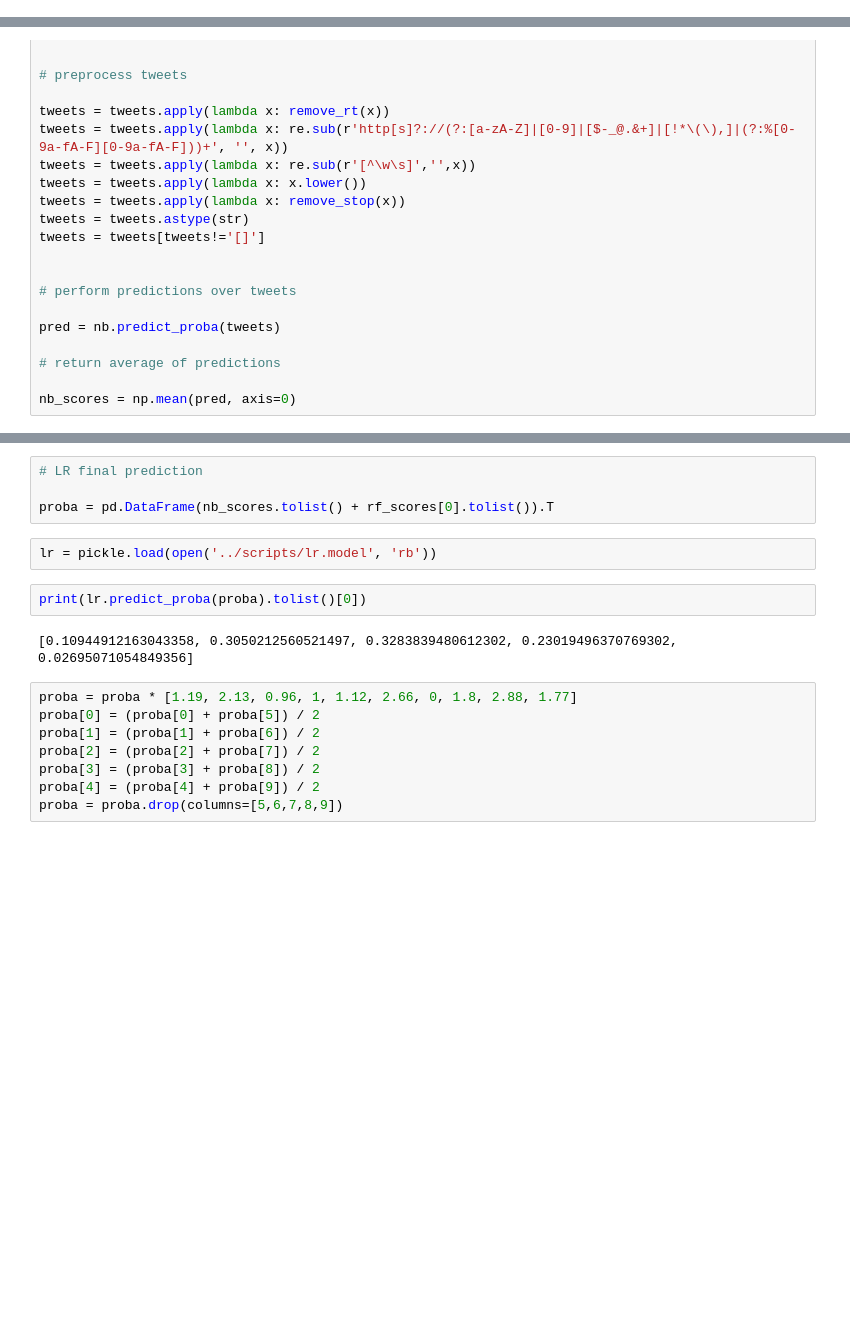
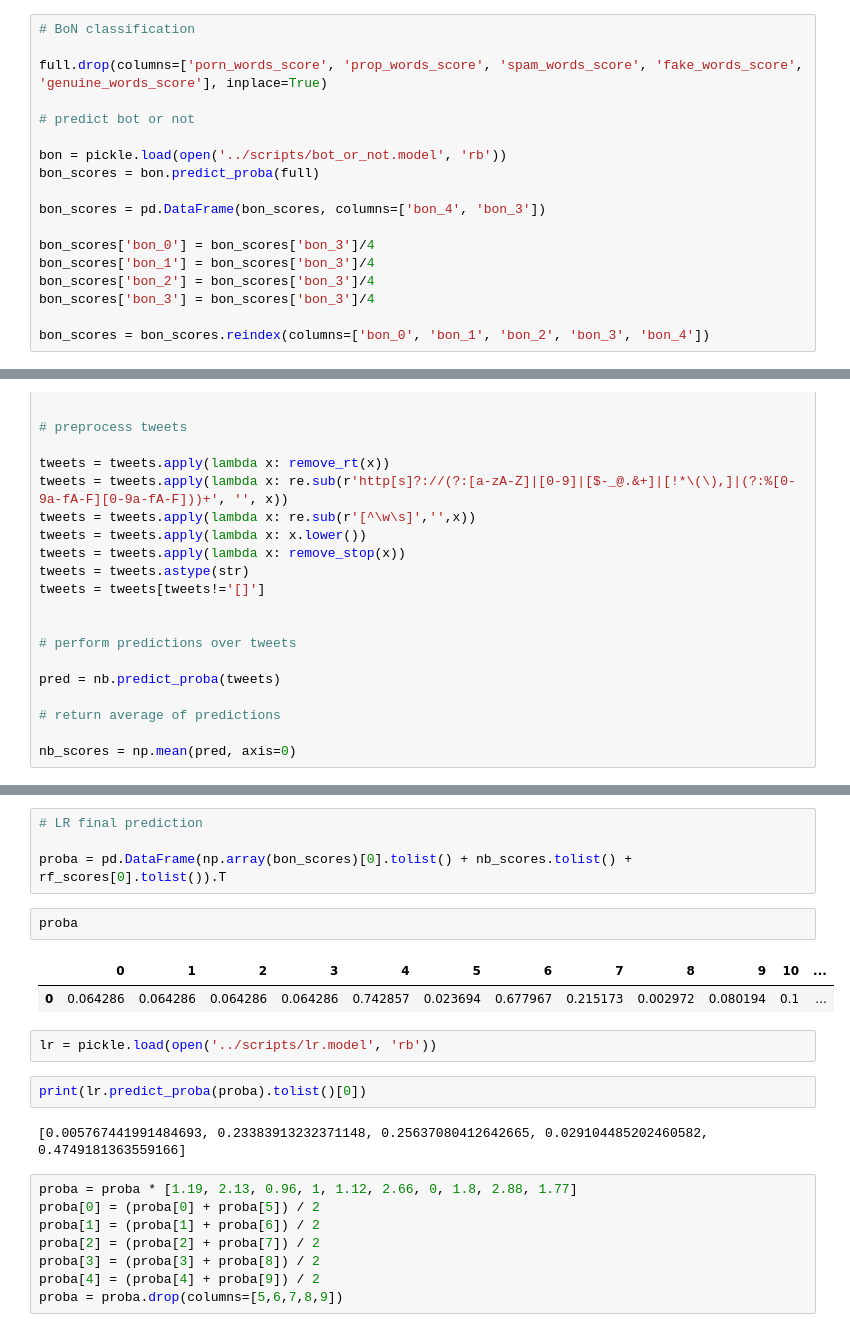
Before and after one commit to dippi8/SocialBotIdentification, a Jupyter notebook: Code/classification/14-prediction.ipynb, the cells around one changed output, grey strips where cells are left out. Saved outputs shown, nothing was run; the diff lists cells and outputs as text; blank space fills up the shorter version.

```diff
--- a/Code/classification/14-prediction.ipynb
+++ b/Code/classification/14-prediction.ipynb
@@ -341,6 +341,24 @@ full = full[['avg_fav', 'avg_hash', 'avg_len', 'avg_ret', 'default_profile',
 rf = pickle.load(open('../scripts/rf.model', 'rb'))
 # %%
 rf_scores = rf.predict_proba(full)
+# %%
+# BoN classification
+
+full.drop(columns=['porn_words_score', 'prop_words_score', 'spam_words_score', 'fake_words_score', 'genuine_words_score'], inplace=True)
+
+# predict bot or not
+
+bon = pickle.load(open('../scripts/bot_or_not.model', 'rb'))
+bon_scores = bon.predict_proba(full)
+
+bon_scores = pd.DataFrame(bon_scores, columns=['bon_4', 'bon_3'])
+
+bon_scores['bon_0'] = bon_scores['bon_3']/4
+bon_scores['bon_1'] = bon_scores['bon_3']/4
+bon_scores['bon_2'] = bon_scores['bon_3']/4
+bon_scores['bon_3'] = bon_scores['bon_3']/4
+
+bon_scores = bon_scores.reindex(columns=['bon_0', 'bon_1', 'bon_2', 'bon_3', 'bon_4'])
 # %%
 # NB classification
 
@@ -401,13 +426,18 @@ nb_scores = np.mean(pred, axis=0)
 # %%
 # LR final prediction
 
-proba = pd.DataFrame(nb_scores.tolist() + rf_scores[0].tolist()).T
+proba = pd.DataFrame(np.array(bon_scores)[0].tolist() + nb_scores.tolist() + rf_scores[0].tolist()).T
+# %%
+proba
+# %% [output]
+|  | 0 | 1 | 2 | 3 | 4 | 5 | 6 | 7 | 8 | 9 | 10 | ... |
+| 0 | 0.064286 | 0.064286 | 0.064286 | 0.064286 | 0.742857 | 0.023694 | 0.677967 | 0.215173 | 0.002972 | 0.080194 | 0.1 | ... |
 # %%
 lr = pickle.load(open('../scripts/lr.model', 'rb'))
 # %%
 print(lr.predict_proba(proba).tolist()[0])
 # %% [output]
-[0.10944912163043358, 0.3050212560521497, 0.3283839480612302, 0.23019496370769302, 0.02695071054849356]
+[0.005767441991484693, 0.23383913232371148, 0.25637080412642665, 0.029104485202460582, 0.4749181363559166]
 # %%
 proba = proba * [1.19, 2.13, 0.96, 1, 1.12, 2.66, 0, 1.8, 2.88, 1.77]
 proba[0] = (proba[0] + proba[5]) / 2
```
Also changed, not shown: parts of 1 cell of this notebook, 17 other files.
